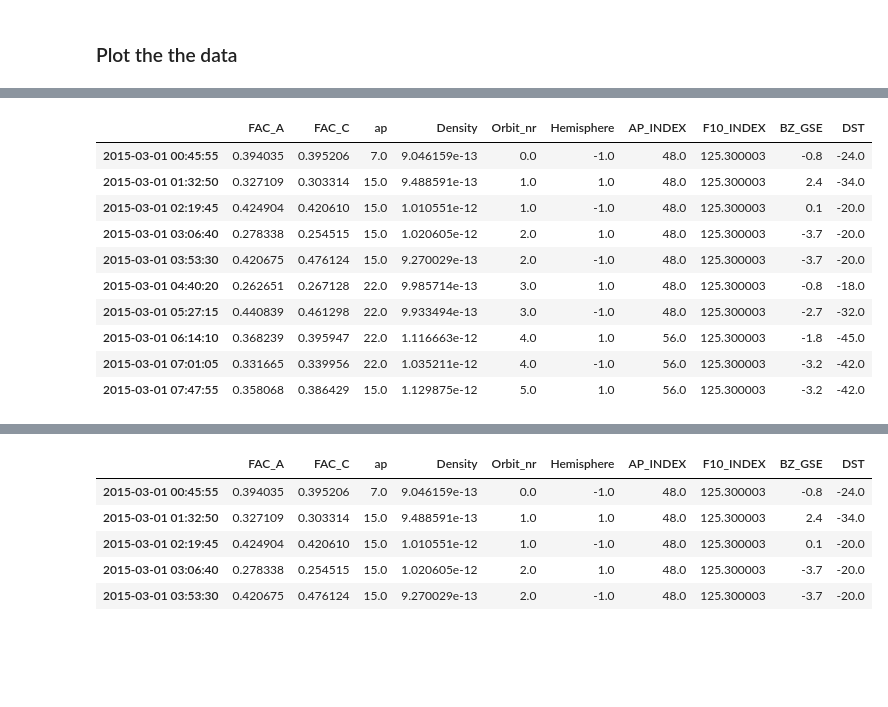
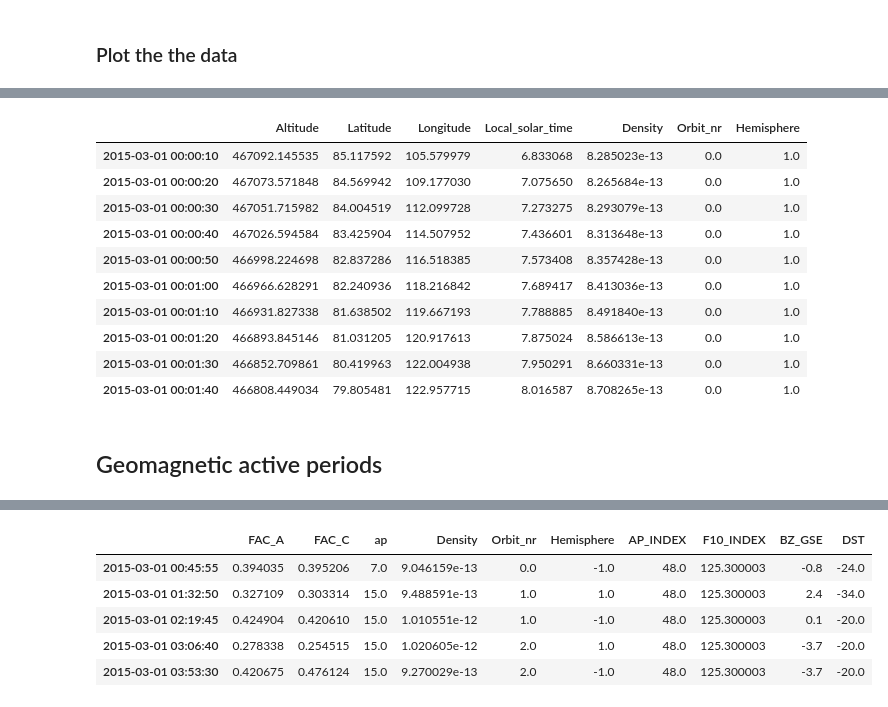
Before and after one commit to lupemba/bachelor, a Jupyter notebook: Plot_data.ipynb, the cells around one changed output, grey strips where cells are left out. Cells and saved outputs as stored; diff of their text form; code cells hidden in the pictures; blank space fills up the shorter version.

```diff
--- a/Plot_data.ipynb
+++ b/Plot_data.ipynb
@@ -24,3 +12,7 @@ FACC.FAC.name= 'FAC_C'
+# %%
+FAC = pd.read_pickle('/home/simon/Desktop/Bachelor_project/data/pkl_files/FAC_filter.pkl')
+DNS = pd.read_pickle('/home/simon/Desktop/Bachelor_project/data/pkl_files/DNS.pkl')
+Half_orbit = pd.read_pickle('/home/simon/Desktop/Bachelor_project/data/pkl_files/half_orbit_and_omni.pkl')
 # %% [markdown]
 ### Plot the the data
 # %%
@@ -51,14 +42,16 @@ plt.show()
 # %%
-Half_orbit.head(10)
+DNS.head(10)
 # %% [output]
-|  | FAC_A | FAC_C | ap | Density | Orbit_nr | Hemisphere | AP_INDEX | F10_INDEX | BZ_GSE | DST |
-| 2015-03-01 00:45:55 | 0.394035 | 0.395206 | 7.0 | 9.046159e-13 | 0.0 | -1.0 | 48.0 | 125.300003 | -0.8 | -24.0 |
-| 2015-03-01 01:32:50 | 0.327109 | 0.303314 | 15.0 | 9.488591e-13 | 1.0 | 1.0 | 48.0 | 125.300003 | 2.4 | -34.0 |
-| 2015-03-01 02:19:45 | 0.424904 | 0.420610 | 15.0 | 1.010551e-12 | 1.0 | -1.0 | 48.0 | 125.300003 | 0.1 | -20.0 |
-| 2015-03-01 03:06:40 | 0.278338 | 0.254515 | 15.0 | 1.020605e-12 | 2.0 | 1.0 | 48.0 | 125.300003 | -3.7 | -20.0 |
-| 2015-03-01 03:53:30 | 0.420675 | 0.476124 | 15.0 | 9.270029e-13 | 2.0 | -1.0 | 48.0 | 125.300003 | -3.7 | -20.0 |
-| 2015-03-01 04:40:20 | 0.262651 | 0.267128 | 22.0 | 9.985714e-13 | 3.0 | 1.0 | 48.0 | 125.300003 | -0.8 | -18.0 |
-| 2015-03-01 05:27:15 | 0.440839 | 0.461298 | 22.0 | 9.933494e-13 | 3.0 | -1.0 | 48.0 | 125.300003 | -2.7 | -32.0 |
-| 2015-03-01 06:14:10 | 0.368239 | 0.395947 | 22.0 | 1.116663e-12 | 4.0 | 1.0 | 56.0 | 125.300003 | -1.8 | -45.0 |
-| 2015-03-01 07:01:05 | 0.331665 | 0.339956 | 22.0 | 1.035211e-12 | 4.0 | -1.0 | 56.0 | 125.300003 | -3.2 | -42.0 |
-| 2015-03-01 07:47:55 | 0.358068 | 0.386429 | 15.0 | 1.129875e-12 | 5.0 | 1.0 | 56.0 | 125.300003 | -3.2 | -42.0 |
+|  | Altitude | Latitude | Longitude | Local_solar_time | Density | Orbit_nr | Hemisphere |
+| 2015-03-01 00:00:10 | 467092.145535 | 85.117592 | 105.579979 | 6.833068 | 8.285023e-13 | 0.0 | 1.0 |
+| 2015-03-01 00:00:20 | 467073.571848 | 84.569942 | 109.177030 | 7.075650 | 8.265684e-13 | 0.0 | 1.0 |
+| 2015-03-01 00:00:30 | 467051.715982 | 84.004519 | 112.099728 | 7.273275 | 8.293079e-13 | 0.0 | 1.0 |
+| 2015-03-01 00:00:40 | 467026.594584 | 83.425904 | 114.507952 | 7.436601 | 8.313648e-13 | 0.0 | 1.0 |
+| 2015-03-01 00:00:50 | 466998.224698 | 82.837286 | 116.518385 | 7.573408 | 8.357428e-13 | 0.0 | 1.0 |
+| 2015-03-01 00:01:00 | 466966.628291 | 82.240936 | 118.216842 | 7.689417 | 8.413036e-13 | 0.0 | 1.0 |
+| 2015-03-01 00:01:10 | 466931.827338 | 81.638502 | 119.667193 | 7.788885 | 8.491840e-13 | 0.0 | 1.0 |
+| 2015-03-01 00:01:20 | 466893.845146 | 81.031205 | 120.917613 | 7.875024 | 8.586613e-13 | 0.0 | 1.0 |
+| 2015-03-01 00:01:30 | 466852.709861 | 80.419963 | 122.004938 | 7.950291 | 8.660331e-13 | 0.0 | 1.0 |
+| 2015-03-01 00:01:40 | 466808.449034 | 79.805481 | 122.957715 | 8.016587 | 8.708265e-13 | 0.0 | 1.0 |
+# %% [markdown]
+## Geomagnetic active periods
```
Also changed, not shown: parts of 24 cells of this notebook, 5 other files.
